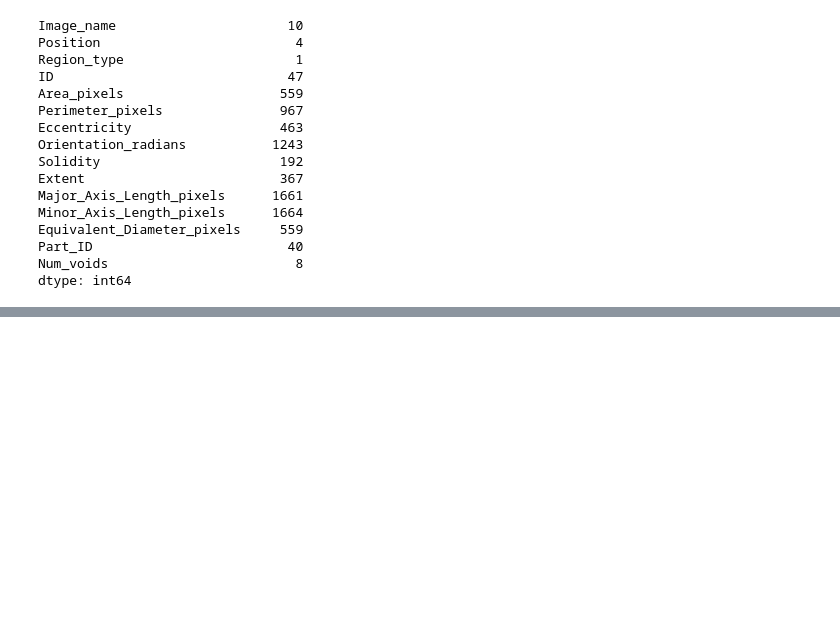
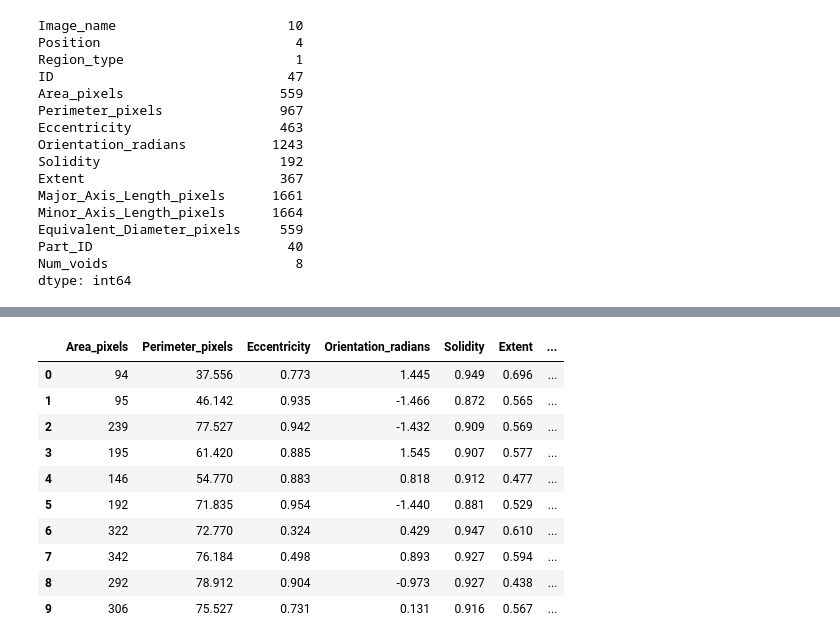
Before and after one commit to abylai11/qda-project, a Jupyter notebook: Python code/Variable selection.ipynb, the cells around one changed output, grey strips where cells are left out. Saved outputs shown, nothing was run; the diff lists cells and outputs as text; code cells hidden in the pictures; blank space fills up the shorter version.

```diff
--- a/Python code/Variable selection.ipynb
+++ b/Python code/Variable selection.ipynb
@@ -87,0 +94,17 @@ dtype: int64
+# %%
+# on numeric vars
+dataNum = df.select_dtypes(include=np.number)
+dataNum=dataNum.drop(columns=['ID','Part_ID'])
+dataNum.head(10)
+# %% [output]
+|  | Area_pixels | Perimeter_pixels | Eccentricity | Orientation_radians | Solidity | Extent | ... |
+| 0 | 94 | 37.556 | 0.773 | 1.445 | 0.949 | 0.696 | ... |
+| 1 | 95 | 46.142 | 0.935 | -1.466 | 0.872 | 0.565 | ... |
+| 2 | 239 | 77.527 | 0.942 | -1.432 | 0.909 | 0.569 | ... |
+| 3 | 195 | 61.420 | 0.885 | 1.545 | 0.907 | 0.577 | ... |
+| 4 | 146 | 54.770 | 0.883 | 0.818 | 0.912 | 0.477 | ... |
+| 5 | 192 | 71.835 | 0.954 | -1.440 | 0.881 | 0.529 | ... |
+| 6 | 322 | 72.770 | 0.324 | 0.429 | 0.947 | 0.610 | ... |
+| 7 | 342 | 76.184 | 0.498 | 0.893 | 0.927 | 0.594 | ... |
+| 8 | 292 | 78.912 | 0.904 | -0.973 | 0.927 | 0.438 | ... |
+| 9 | 306 | 75.527 | 0.731 | 0.131 | 0.916 | 0.567 | ... |
```
Also changed, not shown: parts of 3 cells of this notebook.
